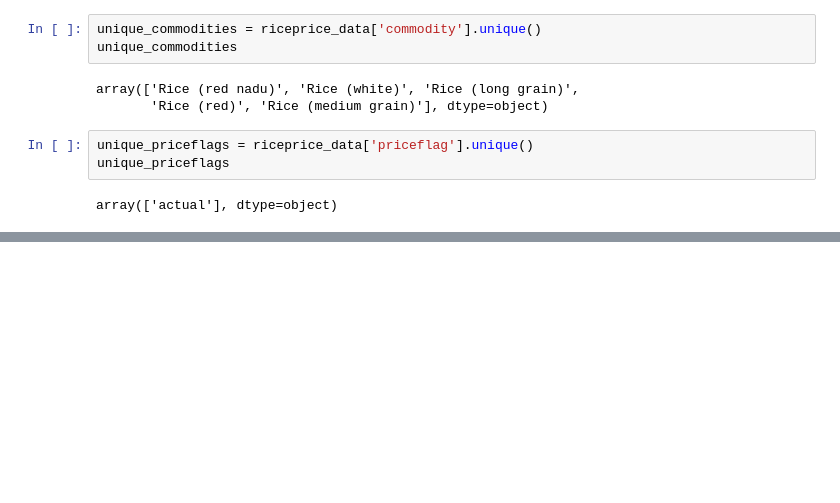
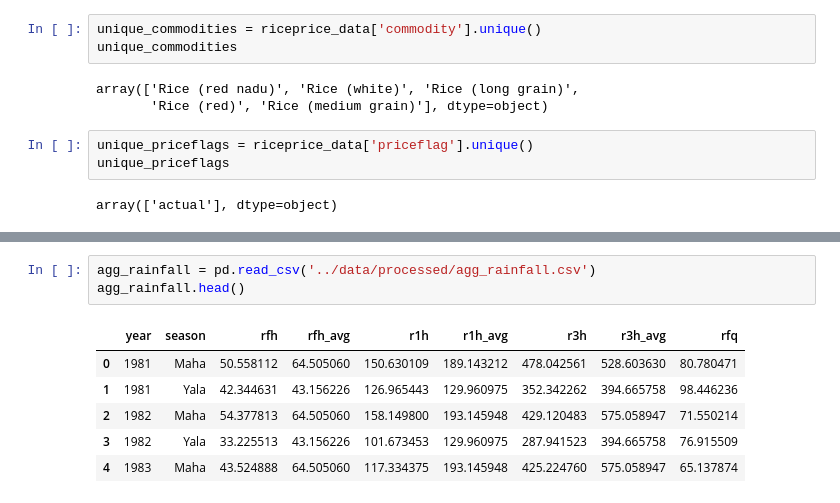
Before and after one commit to vishwani014/Sri-Lankan-Crop-Yield-Predictor, a Jupyter notebook: notebooks/preprocess.ipynb, the cells around one changed output, grey strips where cells are left out. Saved outputs shown, nothing was run; the diff lists cells and outputs as text; blank space fills up the shorter version.

```diff
--- a/notebooks/preprocess.ipynb
+++ b/notebooks/preprocess.ipynb
@@ -58,0 +96,10 @@ array(['actual'], dtype=object)
+# %%
+agg_rainfall = pd.read_csv('../data/processed/agg_rainfall.csv')
+agg_rainfall.head()
+# %% [output]
+|  | year | season | rfh | rfh_avg | r1h | r1h_avg | r3h | r3h_avg | rfq |
+| 0 | 1981 | Maha | 50.558112 | 64.505060 | 150.630109 | 189.143212 | 478.042561 | 528.603630 | 80.780471 |
+| 1 | 1981 | Yala | 42.344631 | 43.156226 | 126.965443 | 129.960975 | 352.342262 | 394.665758 | 98.446236 |
+| 2 | 1982 | Maha | 54.377813 | 64.505060 | 158.149800 | 193.145948 | 429.120483 | 575.058947 | 71.550214 |
+| 3 | 1982 | Yala | 33.225513 | 43.156226 | 101.673453 | 129.960975 | 287.941523 | 394.665758 | 76.915509 |
+| 4 | 1983 | Maha | 43.524888 | 64.505060 | 117.334375 | 193.145948 | 425.224760 | 575.058947 | 65.137874 |
```
Also changed, not shown: parts of 3 cells of this notebook, 5 other files.
